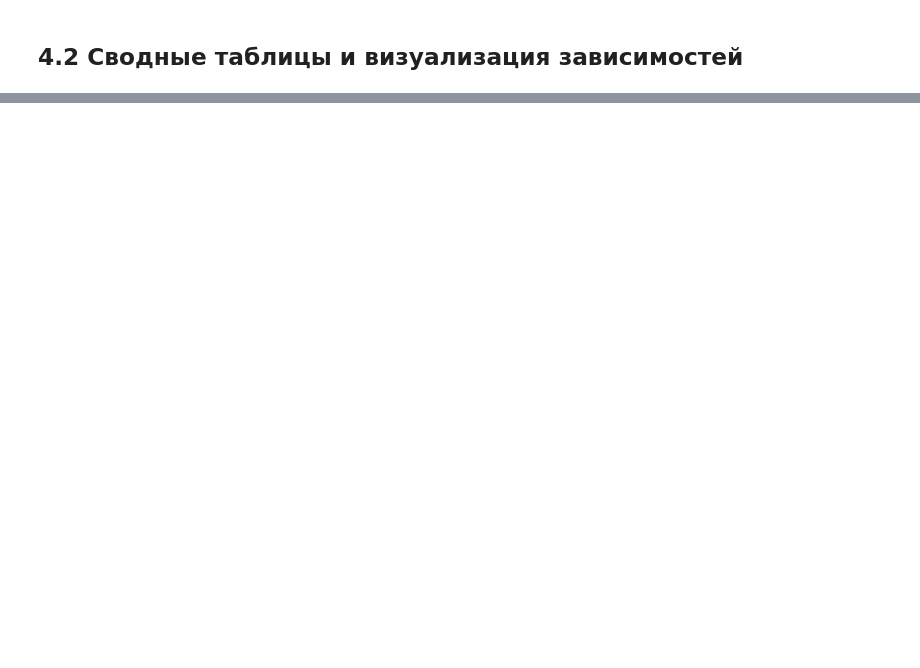
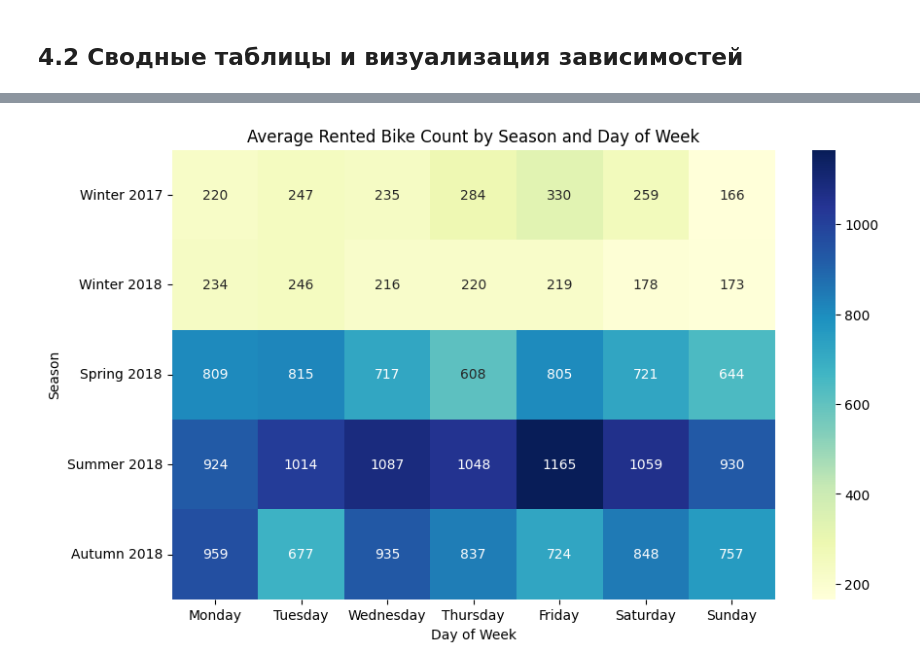
Before and after one commit to EZHOWWW/plab2, a Jupyter notebook: lab.ipynb, the cells around one changed output, grey strips where cells are left out. Cells and saved outputs as stored; diff of their text form; code cells hidden in the pictures; blank space fills up the shorter version.

```diff
--- a/lab.ipynb
+++ b/lab.ipynb
@@ -867,2 +874,93 @@ No individual rental transaction data available for this day.
 # %% [markdown]
 ## 4.2 Сводные таблицы и визуализация зависимостей
+# %%
+def create_pivot_table_season_year_weekday(data: pd.DataFrame) -> pd.DataFrame:
+    """
+    Creates a pivot table showing the average Rented Bike Count by Season-Year and Day of Week.
+
+    Args:
+        data: DataFrame with data. Expects 'Date', 'Seasons', and 'Rented Bike Count' columns.
+
+    Returns:
+        A pandas DataFrame pivot table with Season-Year as index and Days of Week as columns,
+        containing the average Rented Bike Count, sorted chronologically by Season-Year.
+        Returns an empty DataFrame if required columns are missing or data is empty.
+    """
+    # Ensure necessary columns exist
+    required_cols = ['Date', 'Seasons', 'Rented Bike Count']
+    if not all(col in data.columns for col in required_cols):
+        missing = [col for col in required_cols if col not in data.columns]
+        print(f"Error: Missing required columns: {missing}. Cannot create pivot table.")
+        return pd.DataFrame() # Return empty DataFrame
+
+    # Create a working copy to avoid modifying the original DataFrame
+    df_working = data.copy()
+
+    # Ensure 'Date' column is datetime
+    df_working = convert_date_column(df_working, 'Date', dayfirst=True)
+
+    # Ensure conversion was successful
+    if not pd.api.types.is_datetime64_any_dtype(df_working['Date']):
+         print("Error: 'Date' column is not in datetime format after conversion attempt. Cannot create pivot table.")
+         return pd.DataFrame()
+
+    # Extract Year
+    df_working['Year'] = df_working['Date'].dt.year
+
+    # Create the combined 'Season_Year' column
+    df_working['Season_Year'] = df_working['Seasons'] + ' ' + df_working['Year'].astype(str)
+
+    # Add 'Day_of_Week' column if it doesn't exist
+    if 'Day_of_Week' not in df_working.columns:
+         df_working['Day_of_Week'] = df_working['Date'].dt.day_name()
+
+    # Define the desired order for days of the week
+    weekday_order = ['Monday', 'Tuesday', 'Wednesday', 'Thursday', 'Friday', 'Saturday', 'Sunday']
+
+    # Create the pivot table
+    try:
+        pivot_table = pd.pivot_table(
+            df_working,
+            values='Rented Bike Count',
+            index='Season_Year', # Use the new combined column as index
+            columns='Day_of_Week',
+            aggfunc='mean'
+        )
+
+        # Reindex columns to the desired weekday order
+        # Use .reindex() which handles cases where a day might be missing
+        pivot_table = pivot_table.reindex(columns=weekday_order)
+
+        # --- Sort the index (rows) chronologically by Season-Year ---
+        # Get the unique Season_Year combinations and their first corresponding date
+        season_year_order_df = df_working.groupby('Season_Year')['Date'].min().reset_index()
+        # Sort based on the date
+        season_year_order_df = season_year_order_df.sort_values(by='Date')
+        # Get the sorted list of Season_Year values
+        sorted_season_years = season_year_order_df['Season_Year'].tolist()
+
+        # Reindex the pivot table rows according to the sorted Season_Year list
+        pivot_table = pivot_table.reindex(index=sorted_season_years)
+
+
+        print("Pivot table 'Average Rented Bike Count by Season, Year, and Day of Week' created successfully.")
+        return pivot_table
+
+    except Exception as e:
+        print(f"Error creating pivot table: {e}")
+        return pd.DataFrame()
+
+# --- Visualization part ---
+
+
+pivot_data = create_pivot_table_season_year_weekday(data.copy()) # Pass a copy
+print(pivot_data)
+
+
+
+plt.figure(figsize=(10, 6))
+sns.heatmap(pivot_data, annot=True, fmt=".0f", cmap="YlGnBu") # annot=True to show values, fmt for format, cmap for colors
+plt.title('Average Rented Bike Count by Season and Day of Week')
+plt.xlabel('Day of Week')
+plt.ylabel('Season')
+# %% [output]
@@ -868,0 +984 @@ No individual rental transaction data available for this day.
+[figure, added]
```
Also changed, not shown: parts of 7 cells of this notebook.
